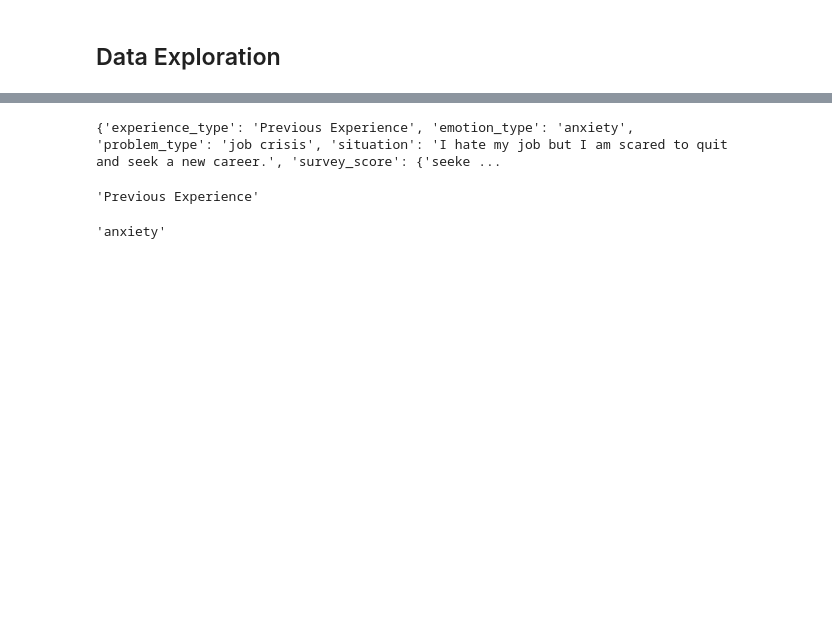
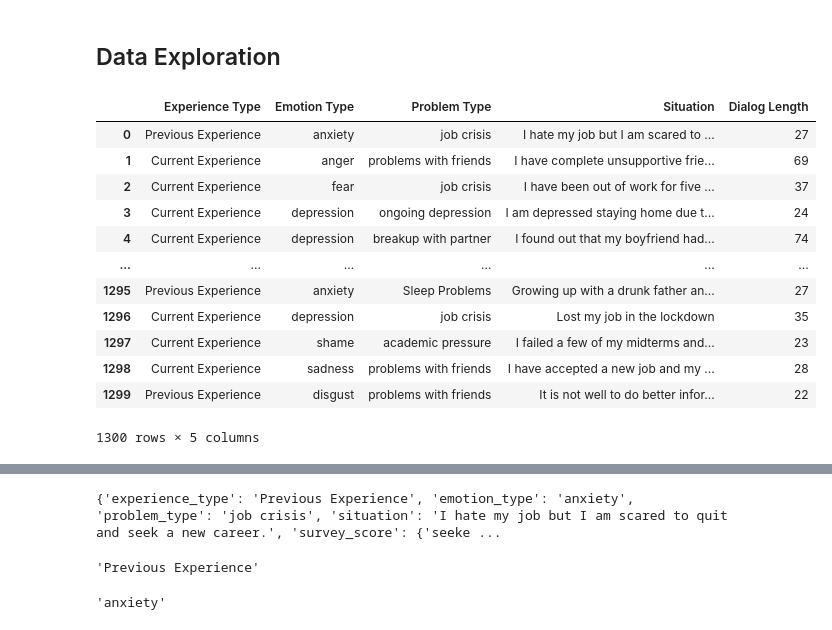
Before and after one commit to JuliaWieczorek/SupportSystem, a Jupyter notebook: SupportSystem.ipynb, the cells around one changed output, grey strips where cells are left out. Cells and saved outputs as stored; diff of their text form; code cells hidden in the pictures; blank space fills up the shorter version.

Commit message:
extract relevant info in each conv from the corpus

```diff
--- a/SupportSystem.ipynb
+++ b/SupportSystem.ipynb
@@ -20,3 +20,33 @@ file_path = "ESConv.json"
 
 with open(file_path, "r", encoding="utf-8") as file:
     dataset = json.load(file)
+# %%
+import pandas as pd
+
+# Extract relevant information from the corpus
+corpus_data = []
+for corpus in dataset:
+    experience_type = corpus['experience_type']
+    emotion_type = corpus['emotion_type']
+    problem_type = corpus['problem_type']
+    situation = corpus['situation']
+    dialog_length = len(corpus['dialog'])
+    corpus_data.append([experience_type, emotion_type, problem_type, situation, dialog_length])
+
+df = pd.DataFrame(corpus_data, columns=['Experience Type', 'Emotion Type', 'Problem Type', 'Situation', 'Dialog Length'])
+
+df
+# %% [output]
+|  | Experience Type | Emotion Type | Problem Type | Situation | Dialog Length |
+| 0 | Previous Experience | anxiety | job crisis | I hate my job but I am scared to ... | 27 |
+| 1 | Current Experience | anger | problems with friends | I have complete unsupportive frie... | 69 |
+| 2 | Current Experience | fear | job crisis | I have been out of work for five ... | 37 |
+| 3 | Current Experience | depression | ongoing depression | I am depressed staying home due t... | 24 |
+| 4 | Current Experience | depression | breakup with partner | I found out that my boyfriend had... | 74 |
+| ... | ... | ... | ... | ... | ... |
+| 1295 | Previous Experience | anxiety | Sleep Problems | Growing up with a drunk father an... | 27 |
+| 1296 | Current Experience | depression | job crisis | Lost my job in the lockdown | 35 |
+| 1297 | Current Experience | shame | academic pressure | I failed a few of my midterms and... | 23 |
+| 1298 | Current Experience | sadness | problems with friends | I have accepted a new job and my ... | 28 |
+| 1299 | Previous Experience | disgust | problems with friends | It is not well to do better infor... | 22 |
+1300 rows × 5 columns
```
Also changed, not shown: parts of 3 cells of this notebook.
